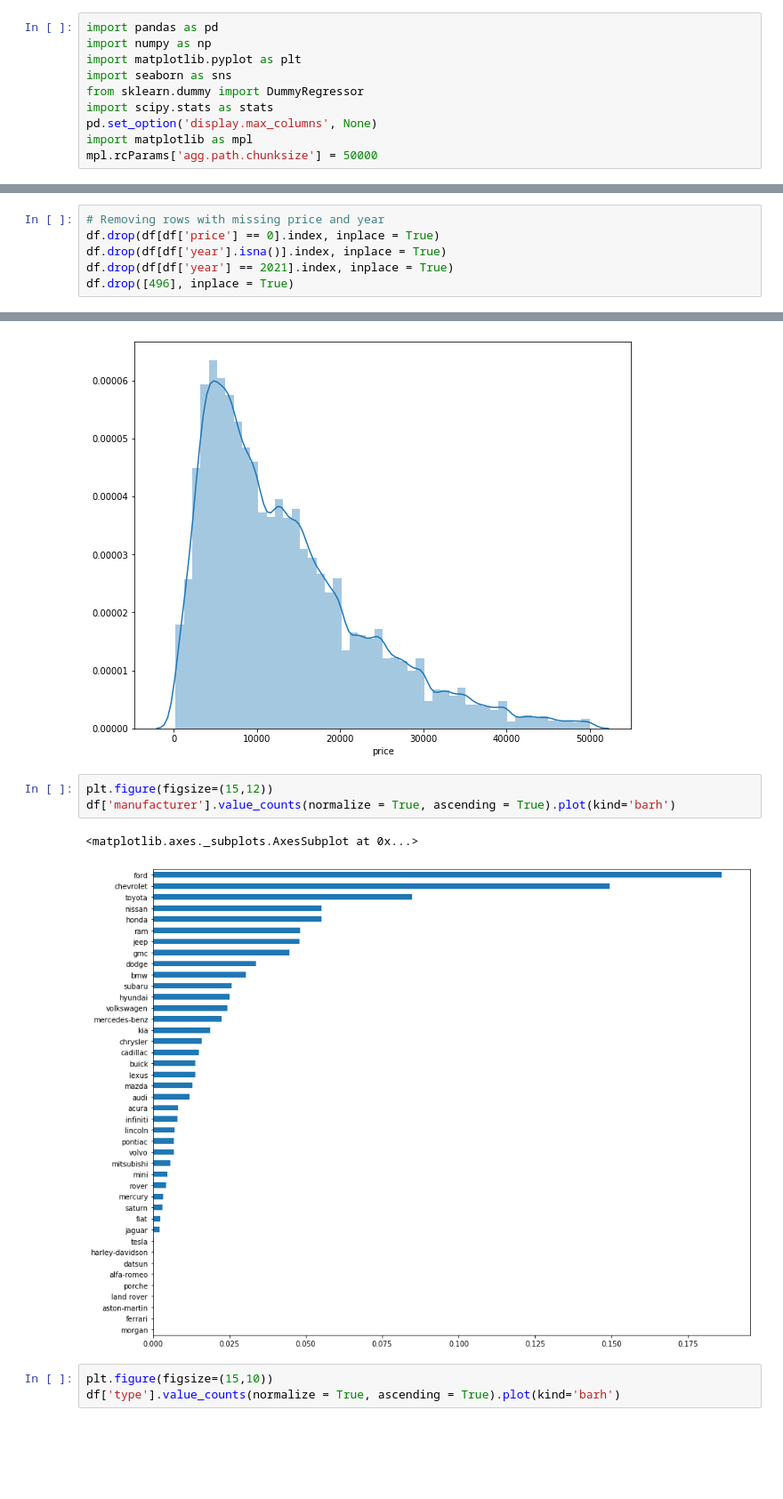
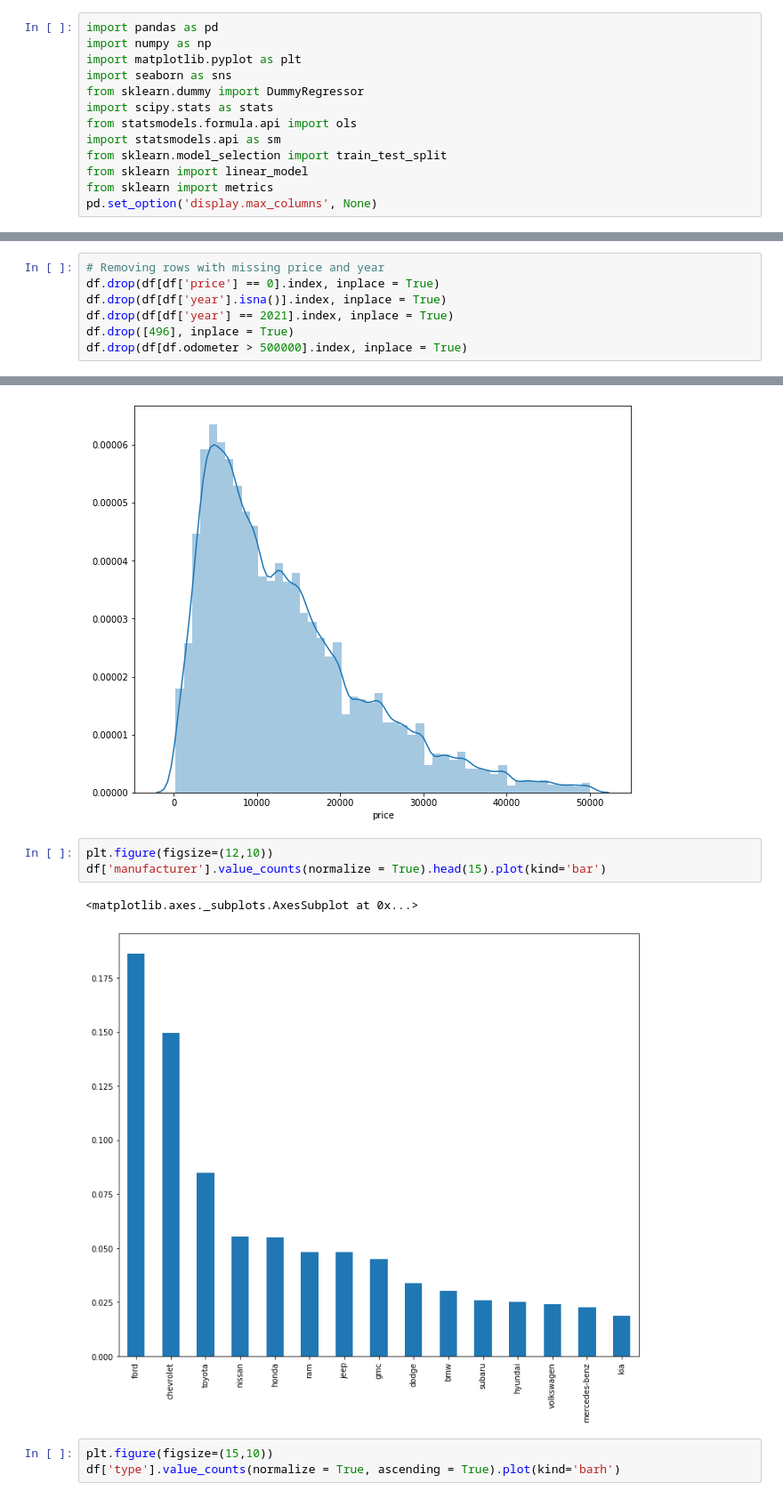
Before and after one commit to jagan-singh/Car-Price-Prediction, a Jupyter notebook: project.ipynb, the cells around one changed output, grey strips where cells are left out. Shown: that part at 89% size. Drawn from its saved outputs; the diff is of its cells as text; blank space fills up the shorter version.

```diff
--- a/project.ipynb
+++ b/project.ipynb
@@ -5,9 +5,12 @@ import matplotlib.pyplot as plt
 import seaborn as sns
 from sklearn.dummy import DummyRegressor
 import scipy.stats as stats
+from statsmodels.formula.api import ols
+import statsmodels.api as sm
+from sklearn.model_selection import train_test_split
+from sklearn import linear_model
+from sklearn import metrics
 pd.set_option('display.max_columns', None)
-import matplotlib as mpl
-mpl.rcParams['agg.path.chunksize'] = 50000
 # %%
 df = pd.read_csv('vehicles.csv')
 # %%
@@ -22,6 +25,7 @@ df.drop(df[df['price'] == 0].index, inplace = True)
 df.drop(df[df['year'].isna()].index, inplace = True)
 df.drop(df[df['year'] == 2021].index, inplace = True)
 df.drop([496], inplace = True)
+df.drop(df[df.odometer > 500000].index, inplace = True)
 # %%
 # Changing type of year to int
 df['year'] = df['year'].astype(int)
@@ -239,11 +284,11 @@ sns.distplot(df.price)
 <matplotlib.axes._subplots.AxesSubplot at 0x...>
 [figure]
 # %%
-plt.figure(figsize=(15,12))
-df['manufacturer'].value_counts(normalize = True, ascending = True).plot(kind='barh')
+plt.figure(figsize=(12,10))
+df['manufacturer'].value_counts(normalize = True).head(15).plot(kind='bar')
 # %% [output]
 <matplotlib.axes._subplots.AxesSubplot at 0x...>
-[figure, old version]
+[figure, new version]
 # %%
 plt.figure(figsize=(15,10))
 df['type'].value_counts(normalize = True, ascending = True).plot(kind='barh')
```
Also changed, not shown: parts of 43 cells of this notebook.
